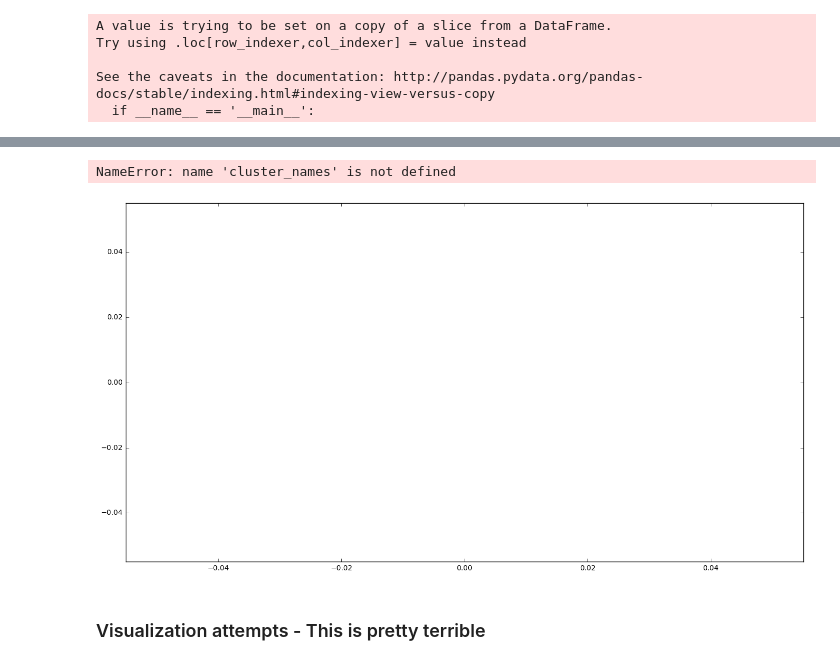
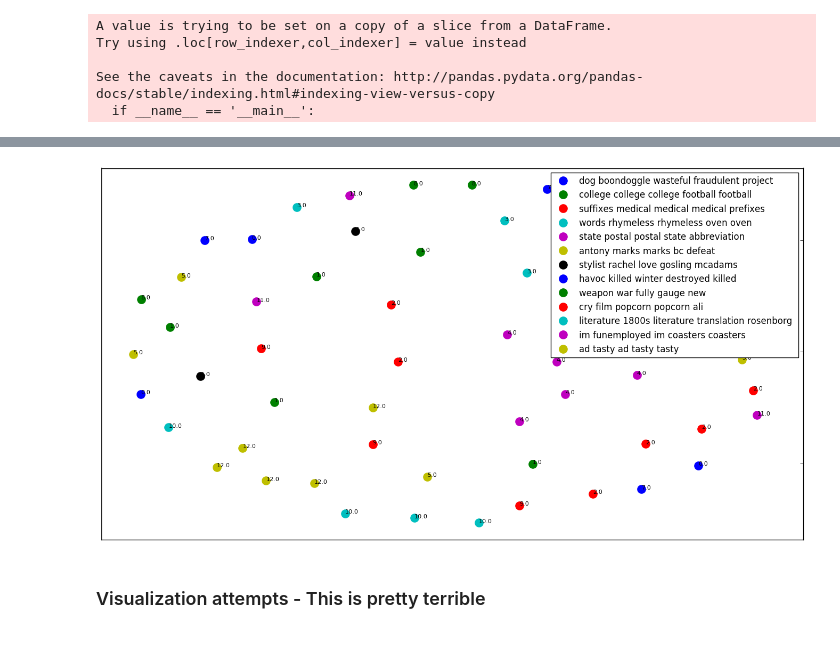
Before and after one commit to nfranchetti/Jeopardy, a Jupyter notebook: part3/clustering_first_steps.ipynb, the cells around one changed output, grey strips where cells are left out. Cells and saved outputs as stored; diff of their text form; code cells hidden in the pictures.

Commit message:
More word cloud things

```diff
--- a/part3/clustering_first_steps.ipynb
+++ b/part3/clustering_first_steps.ipynb
@@ -549,5 +548,5 @@ one_tfidf_matrix = one_tfidf.transform(one_show['everything'].values)
 # %%
 one_km = KMeans(n_clusters=13, n_jobs=-1)
 %time one_km.fit(one_tfidf_matrix)
-one_show_clusters = km.labels_.tolist()
+one_show_clusters = one_km.labels_.tolist()
 # %% [output]
@@ -622,6 +621,7 @@ for i in one_show['everything'].values:
     one_allwords_tokenized = tokenize_only(i)
     one_totalvocab_tokenized.extend(one_allwords_tokenized)
 # %%
+one_terms = one_tfidf.get_feature_names()
 one_vocab_frame = pd.DataFrame(one_totalvocab_tokenized, index = one_totalvocab_stemmed, columns=['Words'])
 one_vocab_frame.head()
 # %% [output]
@@ -642,11 +642,9 @@ one_order_centroids = one_km.cluster_centers_.argsort()[:, ::-1]
 for i in range(13):
     print("Cluster %d words:" % i, end='')
     one_cluster_words.append([])
-    for ind in one_order_centroids[i, :2]: #replace 10 with n words per cluster
-#         print(' %s' % vocab_frame.ix[terms[ind].split(' ')].values.tolist()[0][0], end=',')
-        print(' %s' % one_vocab_frame.ix[terms[ind].split(' ')].values.tolist()[0][0].encode('utf-8', 'ignore'), end=',')
-#         cluster_words[i].append('%s' % vocab_frame.ix[terms[ind].split(' ')].values.tolist()[0][0])
-        one_cluster_words[i].append('%s' % one_vocab_frame.ix[terms[ind].split(' ')].values.tolist()[0][0].encode('utf-8', 'ignore'))
+    for ind in one_order_centroids[i, :5]: #replace 10 with n words per cluster
+        print(' %s' % one_vocab_frame.ix[one_terms[ind].split(' ')].values.tolist()[0][0].encode('utf-8', 'ignore'), end=',')
+        one_cluster_words[i].append('%s' % one_vocab_frame.ix[one_terms[ind].split(' ')].values.tolist()[0][0].encode('utf-8', 'ignore'))
     print() #add whitespace
     print() #add whitespace
 # %% [output]
@@ -667,3 +668,12 @@ array([[ 325,  105,  210, ...,  986,  987,    0],
+# %%
+one_cluster_names = []
+
+for item in one_cluster_words:
+    string = ''
+    for i in item:
+        string += i
+        string += ' '
+    one_cluster_names.append(string)
 # %%
 from sklearn.metrics.pairwise import cosine_similarity
 dist = 1 - cosine_similarity(one_tfidf_matrix)
@@ -701,37 +711,36 @@ ax.margins(0.05) # Optional, just adds 5% padding to the autoscaling
 #note that I use the cluster_name and cluster_color dicts with the 'name' lookup to return the appropriate color/label
 for name, group in groups:
     ax.plot(group.x, group.y, marker='o', linestyle='', ms=12,
-            label=cluster_names[name], #color=cluster_colors[name],
+            label=one_cluster_names[name], #color=cluster_colors[name],
             mec='none')
     ax.set_aspect('auto')
     ax.tick_params(\
         axis= 'x',          # changes apply to the x-axis
         which='both',      # both major and minor ticks are affected
         bottom='off',      # ticks along the bottom edge are off
         top='off',         # ticks along the top edge are off
         labelbottom='off')
     ax.tick_params(\
         axis= 'y',         # changes apply to the y-axis
         which='both',      # both major and minor ticks are affected
         left='off',      # ticks along the bottom edge are off
         top='off',         # ticks along the top edge are off
         labelleft='off')
 
-# ax.legend(numpoints=1)  #show legend with only 1 point
+ax.legend(numpoints=1)  #show legend with only 1 point
 
 #add label in x,y position with the label as the film title
 for i in range(len(plot_df)):
     ax.text(plot_df.ix[i]['x'], plot_df.ix[i]['y'], plot_df.ix[i]['title'], size=8)
 
 
 
 plt.show() #show the plot
 
 #uncomment the below to save the plot if need be
 #plt.savefig('clusters_small_noaxes.png', dpi=200)
 # %% [output]
-NameError: name 'cluster_names' is not defined
-[figure, old version]
+[figure, new version]
 # %% [markdown]
 ### Visualization attempts - This is pretty terrible
 # %%
```
Also changed, not shown: parts of 36 cells of this notebook, 15 other files.
